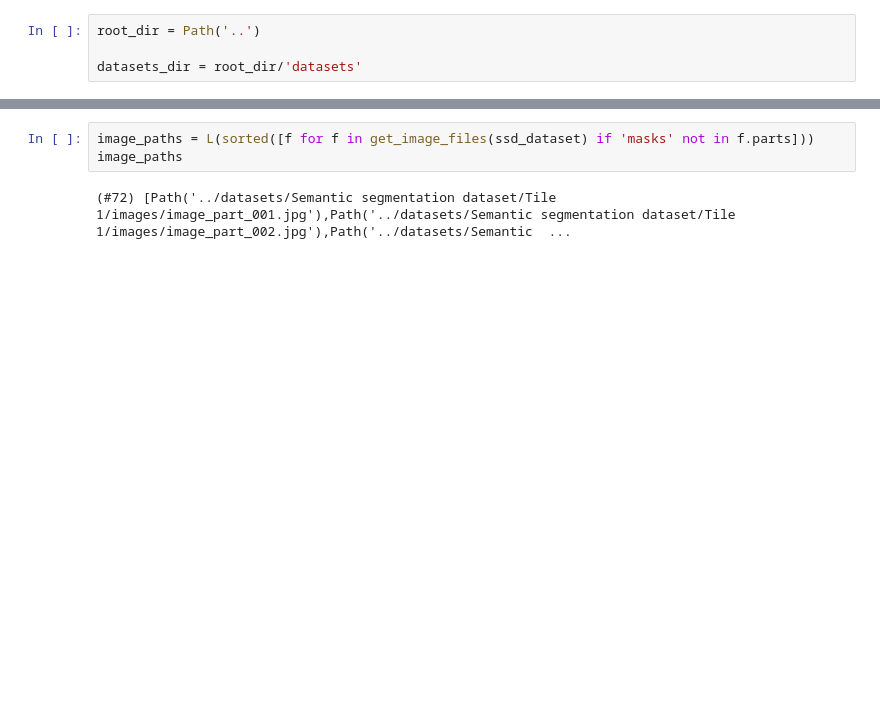
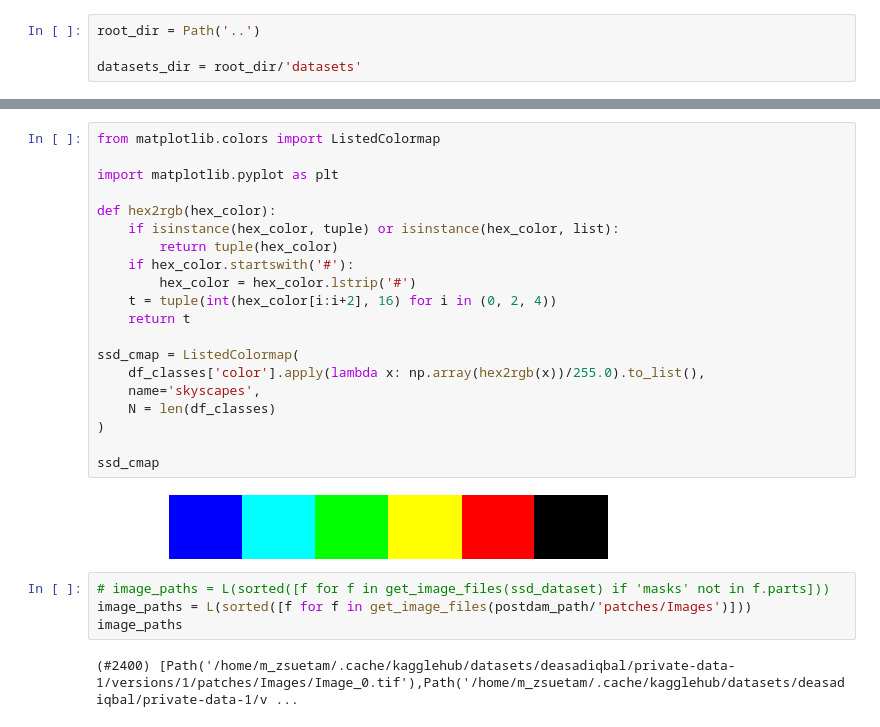
Before and after one commit to mzsuetam/computational-intelligence-proj, a Jupyter notebook: notebooks/segmentation.ipynb, the cells around one changed output, grey strips where cells are left out. Drawn from its saved outputs; the diff is of its cells as text; blank space fills up the shorter version.

```diff
--- a/notebooks/segmentation.ipynb
+++ b/notebooks/segmentation.ipynb
@@ -35,8 +56,31 @@ df_classes
+# %%
+from matplotlib.colors import ListedColormap
+
+import matplotlib.pyplot as plt
+
+def hex2rgb(hex_color):
+    if isinstance(hex_color, tuple) or isinstance(hex_color, list):
+        return tuple(hex_color)
+    if hex_color.startswith('#'):
+        hex_color = hex_color.lstrip('#')
+    t = tuple(int(hex_color[i:i+2], 16) for i in (0, 2, 4))
+    return t
+
+ssd_cmap = ListedColormap(
+    df_classes['color'].apply(lambda x: np.array(hex2rgb(x))/255.0).to_list(),
+    name='skyscapes',
+    N = len(df_classes)
+)
+
+ssd_cmap
+# %% [output]
+[figure, added]
 # %%
-image_paths = L(sorted([f for f in get_image_files(ssd_dataset) if 'masks' not in f.parts]))
+# image_paths = L(sorted([f for f in get_image_files(ssd_dataset) if 'masks' not in f.parts]))
+image_paths = L(sorted([f for f in get_image_files(postdam_path/'patches/Images')]))
 image_paths
 # %% [output]
-(#72) [Path('../datasets/Semantic segmentation dataset/Tile 1/images/image_part_001.jpg'),Path('../datasets/Semantic segmentation dataset/Tile 1/images/image_part_002.jpg'),Path('../datasets/Semantic  ...
+(#2400) [Path('/home/m_zsuetam/.cache/kagglehub/datasets/deasadiqbal/private-data-1/versions/1/patches/Images/Image_0.tif'),Path('/home/m_zsuetam/.cache/kagglehub/datasets/deasadiqbal/private-data-1/v ...
 # %%
 class RGB2ClassMask():
 
```
Also changed, not shown: parts of 35 cells of this notebook, 21 other files.
